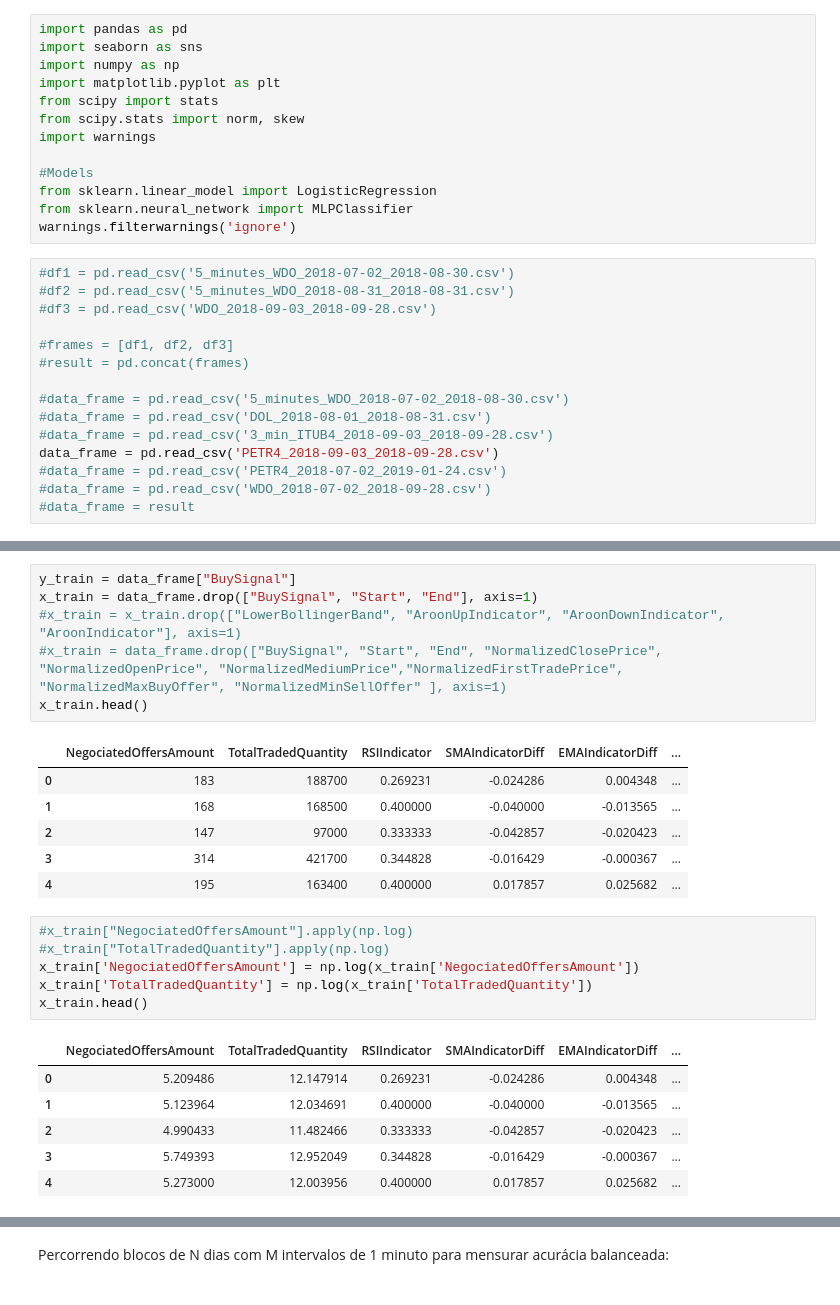
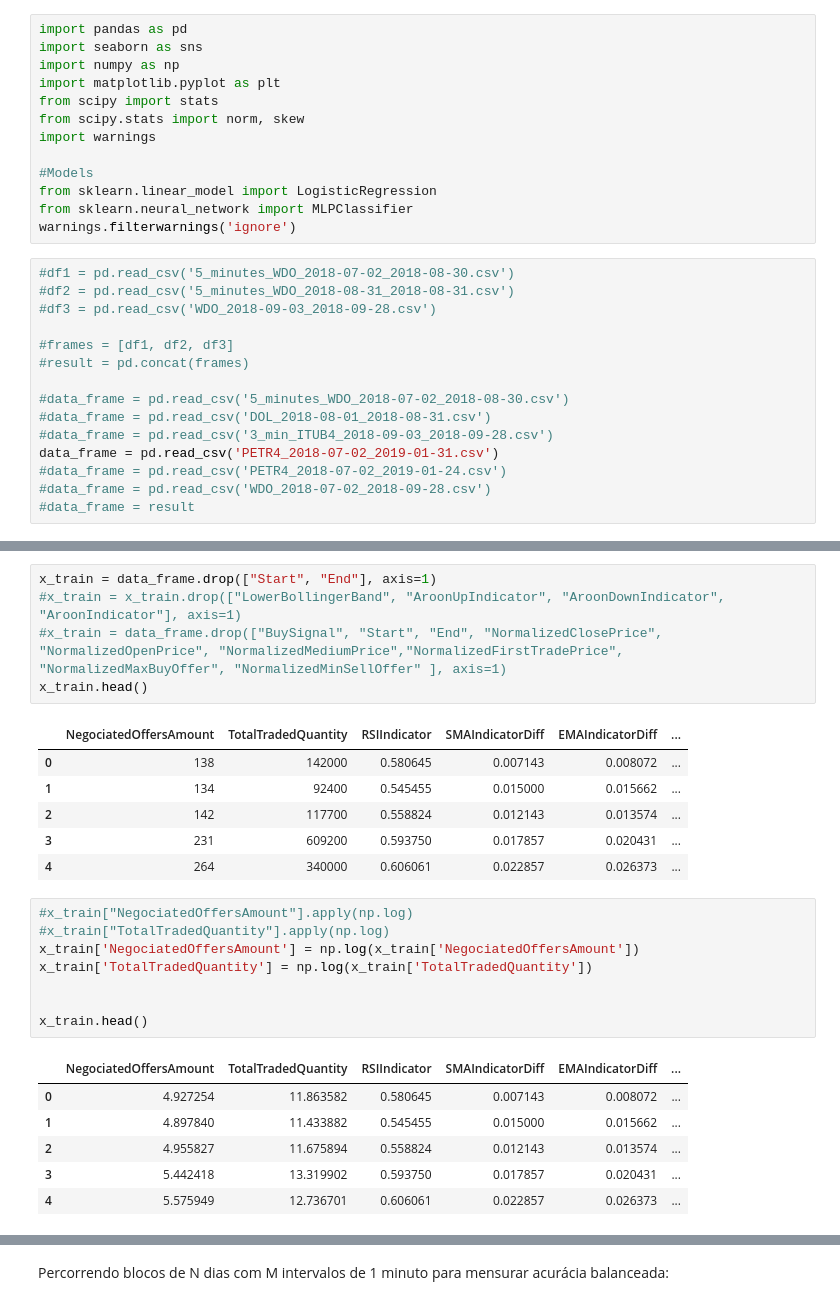
Before and after one commit to lschlee/stock-analysis, a Jupyter notebook: stock-analysis.ipynb, the cells around one changed output, grey strips where cells are left out. Saved outputs shown, nothing was run; the diff lists cells and outputs as text.

```diff
--- a/stock-analysis.ipynb
+++ b/stock-analysis.ipynb
@@ -24,7 +24,7 @@ warnings.filterwarnings('ignore')
 #data_frame = pd.read_csv('5_minutes_WDO_2018-07-02_2018-08-30.csv')
 #data_frame = pd.read_csv('DOL_2018-08-01_2018-08-31.csv')
 #data_frame = pd.read_csv('3_min_ITUB4_2018-09-03_2018-09-28.csv')
-data_frame = pd.read_csv('PETR4_2018-09-03_2018-09-28.csv')
+data_frame = pd.read_csv('PETR4_2018-07-02_2019-01-31.csv')
 #data_frame = pd.read_csv('PETR4_2018-07-02_2019-01-24.csv')
 #data_frame = pd.read_csv('WDO_2018-07-02_2018-09-28.csv')
 #data_frame = result
@@ -75,29 +75,30 @@ sns.heatmap(correlation_matrix, annot=True)
 # %%
-y_train = data_frame["BuySignal"]
-x_train = data_frame.drop(["BuySignal", "Start", "End"], axis=1)
+x_train = data_frame.drop(["Start", "End"], axis=1)
 #x_train = x_train.drop(["LowerBollingerBand", "AroonUpIndicator", "AroonDownIndicator", "AroonIndicator"], axis=1)
 #x_train = data_frame.drop(["BuySignal", "Start", "End", "NormalizedClosePrice", "NormalizedOpenPrice", "NormalizedMediumPrice","NormalizedFirstTradePrice", "NormalizedMaxBuyOffer", "NormalizedMinSellOffer" ], axis=1)
 x_train.head()
 # %% [output]
 |  | NegociatedOffersAmount | TotalTradedQuantity | RSIIndicator | SMAIndicatorDiff | EMAIndicatorDiff | ... |
-| 0 | 183 | 188700 | 0.269231 | -0.024286 | 0.004348 | ... |
-| 1 | 168 | 168500 | 0.400000 | -0.040000 | -0.013565 | ... |
-| 2 | 147 | 97000 | 0.333333 | -0.042857 | -0.020423 | ... |
-| 3 | 314 | 421700 | 0.344828 | -0.016429 | -0.000367 | ... |
-| 4 | 195 | 163400 | 0.400000 | 0.017857 | 0.025682 | ... |
+| 0 | 138 | 142000 | 0.580645 | 0.007143 | 0.008072 | ... |
+| 1 | 134 | 92400 | 0.545455 | 0.015000 | 0.015662 | ... |
+| 2 | 142 | 117700 | 0.558824 | 0.012143 | 0.013574 | ... |
+| 3 | 231 | 609200 | 0.593750 | 0.017857 | 0.020431 | ... |
+| 4 | 264 | 340000 | 0.606061 | 0.022857 | 0.026373 | ... |
 # %%
 #x_train["NegociatedOffersAmount"].apply(np.log)
 #x_train["TotalTradedQuantity"].apply(np.log)
 x_train['NegociatedOffersAmount'] = np.log(x_train['NegociatedOffersAmount'])
 x_train['TotalTradedQuantity'] = np.log(x_train['TotalTradedQuantity'])
+
+
 x_train.head()
 # %% [output]
 |  | NegociatedOffersAmount | TotalTradedQuantity | RSIIndicator | SMAIndicatorDiff | EMAIndicatorDiff | ... |
-| 0 | 5.209486 | 12.147914 | 0.269231 | -0.024286 | 0.004348 | ... |
-| 1 | 5.123964 | 12.034691 | 0.400000 | -0.040000 | -0.013565 | ... |
-| 2 | 4.990433 | 11.482466 | 0.333333 | -0.042857 | -0.020423 | ... |
-| 3 | 5.749393 | 12.952049 | 0.344828 | -0.016429 | -0.000367 | ... |
-| 4 | 5.273000 | 12.003956 | 0.400000 | 0.017857 | 0.025682 | ... |
+| 0 | 4.927254 | 11.863582 | 0.580645 | 0.007143 | 0.008072 | ... |
+| 1 | 4.897840 | 11.433882 | 0.545455 | 0.015000 | 0.015662 | ... |
+| 2 | 4.955827 | 11.675894 | 0.558824 | 0.012143 | 0.013574 | ... |
+| 3 | 5.442418 | 13.319902 | 0.593750 | 0.017857 | 0.020431 | ... |
+| 4 | 5.575949 | 12.736701 | 0.606061 | 0.022857 | 0.026373 | ... |
 # %%
 from sklearn.model_selection import cross_val_score
 from sklearn.preprocessing import MinMaxScaler
```
Also changed, not shown: parts of 14 cells of this notebook.
